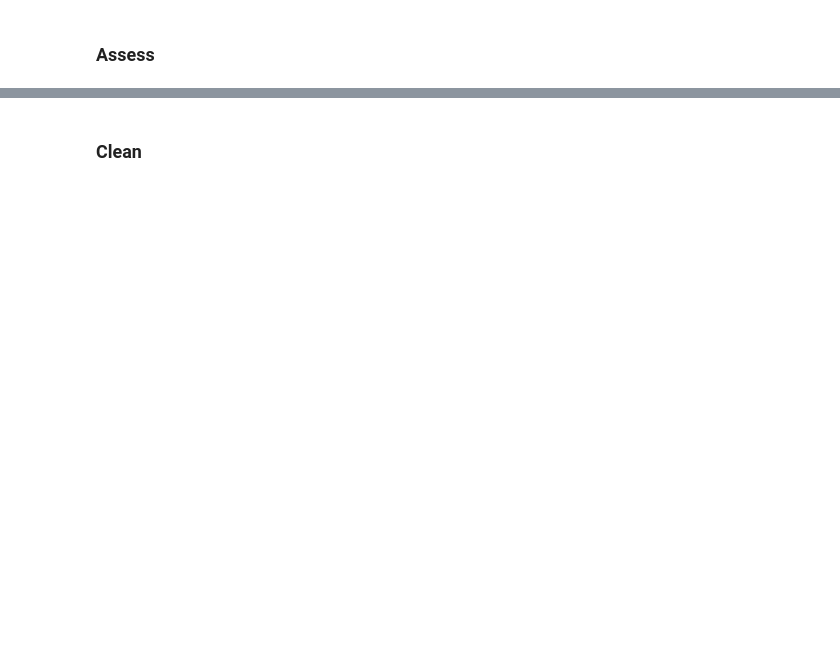
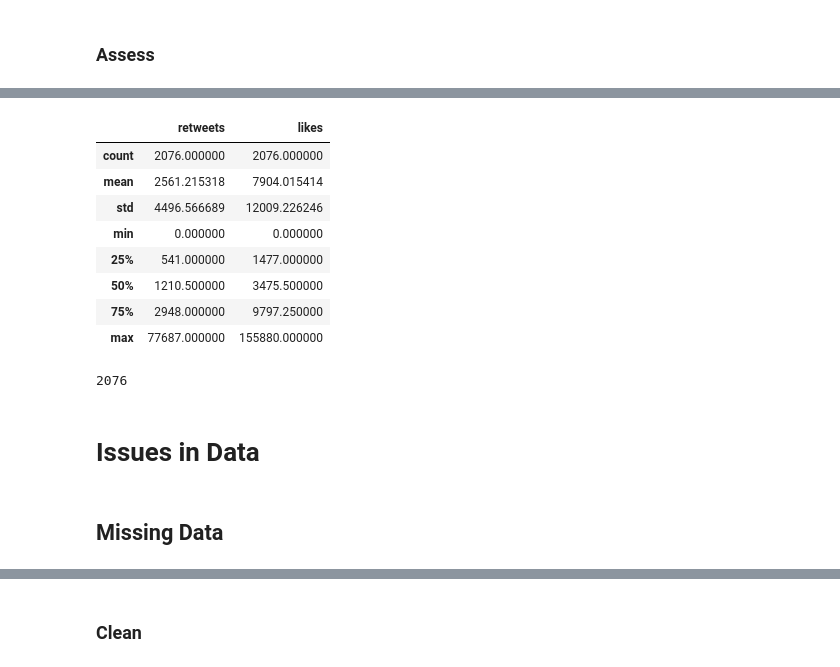
Before and after one commit to CollinsOduor/data-wrangling, a Jupyter notebook: wrangle_act.ipynb, the cells around one changed output, grey strips where cells are left out. Drawn from its saved outputs; the diff is of its cells as text; code cells hidden in the pictures; blank space fills up the shorter version.

```diff
--- a/wrangle_act.ipynb
+++ b/wrangle_act.ipynb
@@ -139,0 +214,16 @@ twitter_df.head()
+# %%
+twitter_df.describe()
+# %% [output]
+|  | retweets | likes |
+| count | 2076.000000 | 2076.000000 |
+| mean | 2561.215318 | 7904.015414 |
+| std | 4496.566689 | 12009.226246 |
+| min | 0.000000 | 0.000000 |
+| 25% | 541.000000 | 1477.000000 |
+| 50% | 1210.500000 | 3475.500000 |
+| 75% | 2948.000000 | 9797.250000 |
+| max | 77687.000000 | 155880.000000 |
+# %%
+twitter_df['tweet_id'].nunique()
+# %% [output]
+2076
@@ -139,0 +232,4 @@ twitter_df.head()
+# %% [markdown]
+# Issues in Data
+# %% [markdown]
+## Missing Data
```
Also changed, not shown: parts of 28 cells of this notebook.
